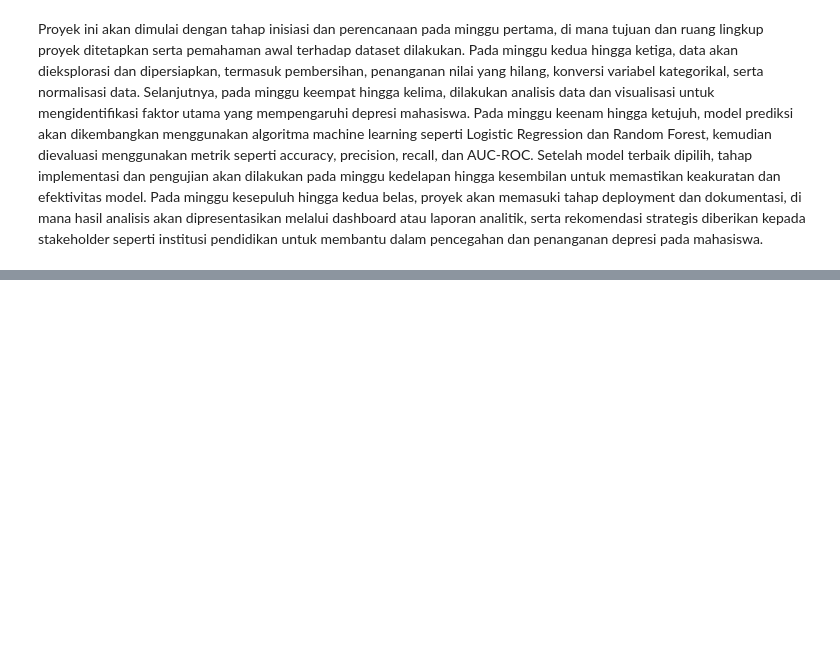
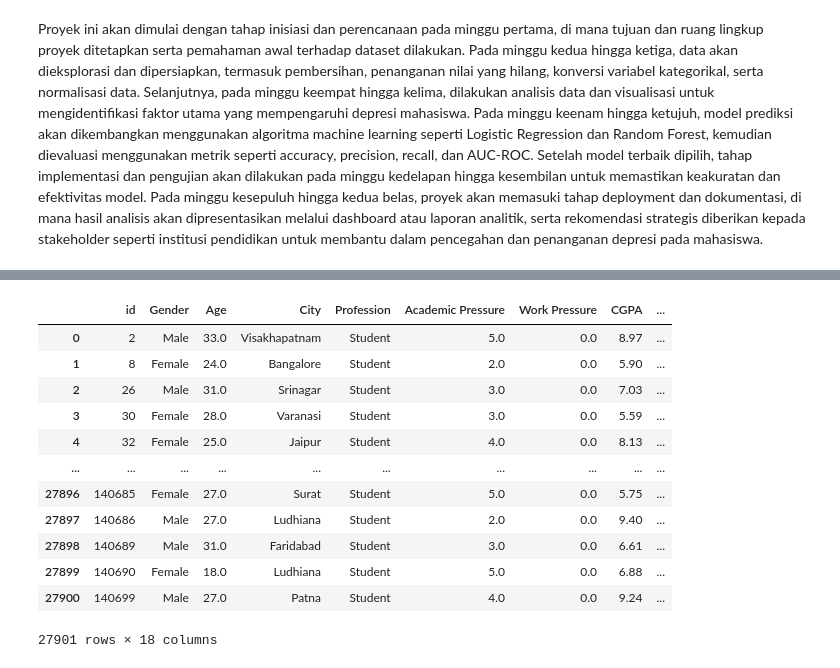
Before and after one commit to Farris636/Analitik-dan-Visualisasi-Data, a Jupyter notebook: Moch_Farris_Alfiansyah_2409116079.ipynb, the cells around one changed output, grey strips where cells are left out. Saved outputs shown, nothing was run; the diff lists cells and outputs as text; code cells hidden in the pictures; blank space fills up the shorter version.

```diff
--- a/Moch_Farris_Alfiansyah_2409116079.ipynb
+++ b/Moch_Farris_Alfiansyah_2409116079.ipynb
@@ -18,0 +129,2 @@ Proyek ini akan dimulai dengan tahap inisiasi dan perencanaan pada minggu pertam
+# %%
+df['Financial Stress'] = df['Financial Stress'].fillna(df['Financial Stress'].dropna().mean()) #untuk menimputasi
@@ -18,0 +157,22 @@ Proyek ini akan dimulai dengan tahap inisiasi dan perencanaan pada minggu pertam
+# %%
+results = []
+
+cols = df.select_dtypes(include=['float64', 'int64'])
+
+for col in cols:
+  q1 = df[col].quantile(0.25)
+  q3 = df[col].quantile(0.75)
+  iqr = q3 - q1
+  lower_bound = q1 - 1.5*iqr
+  upper_bound = q3 + 1.5*iqr
+  outliers = df[(df[col] < lower_bound) | (df[col] > upper_bound)]
+  percent_outliers = (len(outliers)/len(df))*100
+  results.append({'Kolom': col, 'Persentase Outliers': percent_outliers})
+
+# Dataframe dari list hasil
+results_df = pd.DataFrame(results)
+results_df.set_index('Kolom', inplace=True)
+results_df = results_df.rename_axis(None, axis=0).rename_axis('Kolom', axis=1)
+
+# Tampilkan dataframe
+display(results_df)
@@ -18,0 +191,12 @@ Proyek ini akan dimulai dengan tahap inisiasi dan perencanaan pada minggu pertam
+# %%
+columns_to_impute = ["Age", "Work Pressure", "Job Satisfaction", "CGPA"]
+
+for col in columns_to_impute:
+    Q1 = df[col].quantile(0.25)
+    Q3 = df[col].quantile(0.75)
+    IQR = Q3 - Q1
+    lower_bound = Q1 - 1.5 * IQR
+    upper_bound = Q3 + 1.5 * IQR
+
+    # Menggunakan .loc[] agar tidak muncul SettingWithCopyWarning
+    df.loc[:, col] = df[col].clip(lower=lower_bound, upper=upper_bound)
@@ -18,0 +237,16 @@ Proyek ini akan dimulai dengan tahap inisiasi dan perencanaan pada minggu pertam
+# %%
+df
+# %% [output]
+|  | id | Gender | Age | City | Profession | Academic Pressure | Work Pressure | CGPA | ... |
+| 0 | 2 | Male | 33.0 | Visakhapatnam | Student | 5.0 | 0.0 | 8.97 | ... |
+| 1 | 8 | Female | 24.0 | Bangalore | Student | 2.0 | 0.0 | 5.90 | ... |
+| 2 | 26 | Male | 31.0 | Srinagar | Student | 3.0 | 0.0 | 7.03 | ... |
+| 3 | 30 | Female | 28.0 | Varanasi | Student | 3.0 | 0.0 | 5.59 | ... |
+| 4 | 32 | Female | 25.0 | Jaipur | Student | 4.0 | 0.0 | 8.13 | ... |
+| ... | ... | ... | ... | ... | ... | ... | ... | ... | ... |
+| 27896 | 140685 | Female | 27.0 | Surat | Student | 5.0 | 0.0 | 5.75 | ... |
+| 27897 | 140686 | Male | 27.0 | Ludhiana | Student | 2.0 | 0.0 | 9.40 | ... |
+| 27898 | 140689 | Male | 31.0 | Faridabad | Student | 3.0 | 0.0 | 6.61 | ... |
+| 27899 | 140690 | Female | 18.0 | Ludhiana | Student | 5.0 | 0.0 | 6.88 | ... |
+| 27900 | 140699 | Male | 27.0 | Patna | Student | 4.0 | 0.0 | 9.24 | ... |
+27901 rows × 18 columns
```
Also changed, not shown: parts of 27 cells of this notebook.
